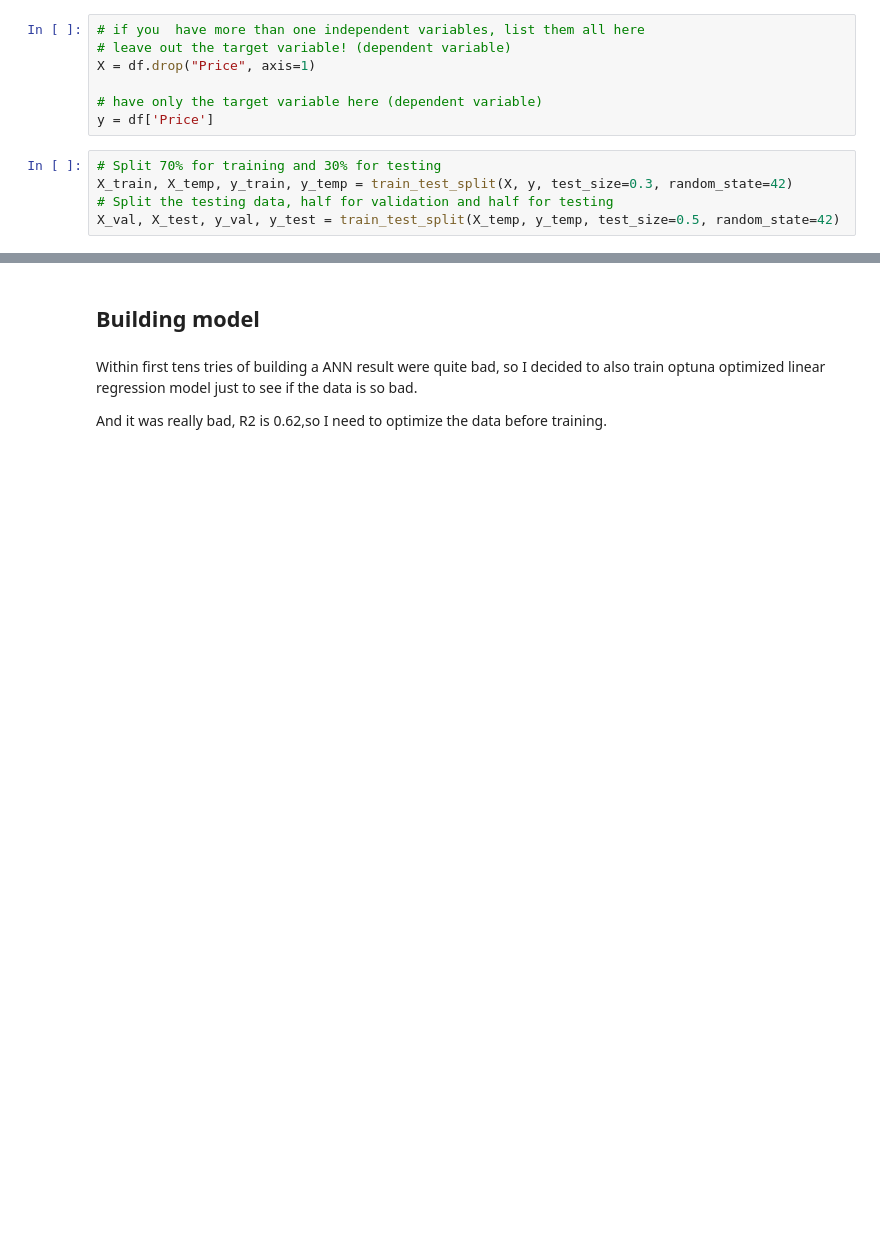
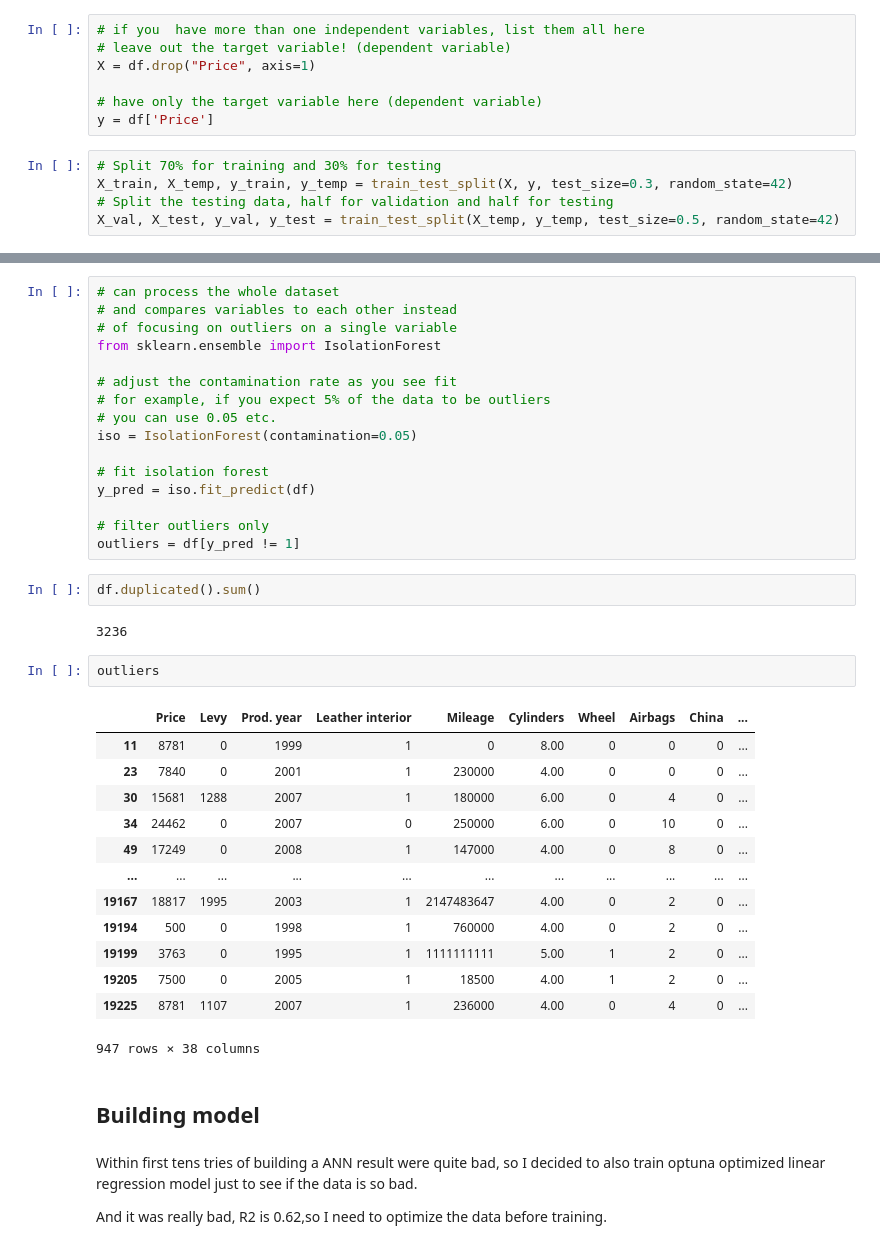
Before and after one commit to KirSobolev/Deep-Learning, a Jupyter notebook: ex1/ex1.ipynb, the cells around one changed output, grey strips where cells are left out. Saved outputs shown, nothing was run; the diff lists cells and outputs as text; blank space fills up the shorter version.

```diff
--- a/ex1/ex1.ipynb
+++ b/ex1/ex1.ipynb
@@ -310,3 +447,39 @@ X_val, X_test, y_val, y_test = train_test_split(X_temp, y_temp, test_size=0.5, r
+# %%
+# can process the whole dataset
+# and compares variables to each other instead
+# of focusing on outliers on a single variable
+from sklearn.ensemble import IsolationForest
+
+# adjust the contamination rate as you see fit
+# for example, if you expect 5% of the data to be outliers
+# you can use 0.05 etc.
+iso = IsolationForest(contamination=0.05)
+
+# fit isolation forest
+y_pred = iso.fit_predict(df)
+
+# filter outliers only
+outliers = df[y_pred != 1]
+# %%
+df.duplicated().sum()
+# %% [output]
+3236
+# %%
+outliers
+# %% [output]
+|  | Price | Levy | Prod. year | Leather interior | Mileage | Cylinders | Wheel | Airbags | China | ... |
+| 11 | 8781 | 0 | 1999 | 1 | 0 | 8.00 | 0 | 0 | 0 | ... |
+| 23 | 7840 | 0 | 2001 | 1 | 230000 | 4.00 | 0 | 0 | 0 | ... |
+| 30 | 15681 | 1288 | 2007 | 1 | 180000 | 6.00 | 0 | 4 | 0 | ... |
+| 34 | 24462 | 0 | 2007 | 0 | 250000 | 6.00 | 0 | 10 | 0 | ... |
+| 49 | 17249 | 0 | 2008 | 1 | 147000 | 4.00 | 0 | 8 | 0 | ... |
+| ... | ... | ... | ... | ... | ... | ... | ... | ... | ... | ... |
+| 19167 | 18817 | 1995 | 2003 | 1 | 2147483647 | 4.00 | 0 | 2 | 0 | ... |
+| 19194 | 500 | 0 | 1998 | 1 | 760000 | 4.00 | 0 | 2 | 0 | ... |
+| 19199 | 3763 | 0 | 1995 | 1 | 1111111111 | 5.00 | 1 | 2 | 0 | ... |
+| 19205 | 7500 | 0 | 2005 | 1 | 18500 | 4.00 | 1 | 2 | 0 | ... |
+| 19225 | 8781 | 1107 | 2007 | 1 | 236000 | 4.00 | 0 | 4 | 0 | ... |
+947 rows × 38 columns
 # %% [markdown]
 <h2>Building model</h2>
 # %% [markdown]
```
Also changed, not shown: parts of 23 cells of this notebook, 1 other file.
